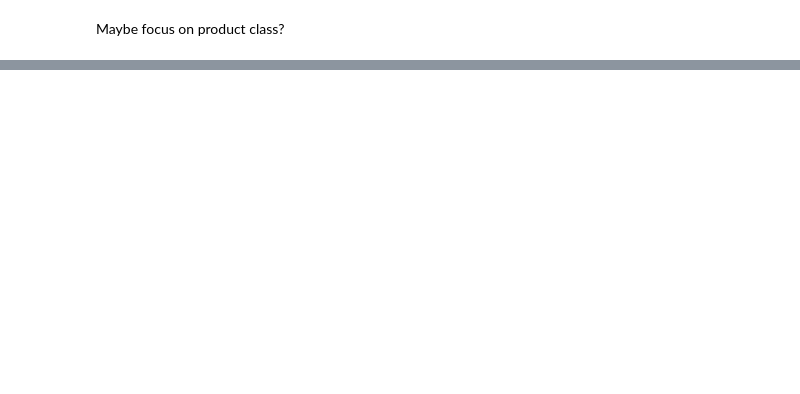
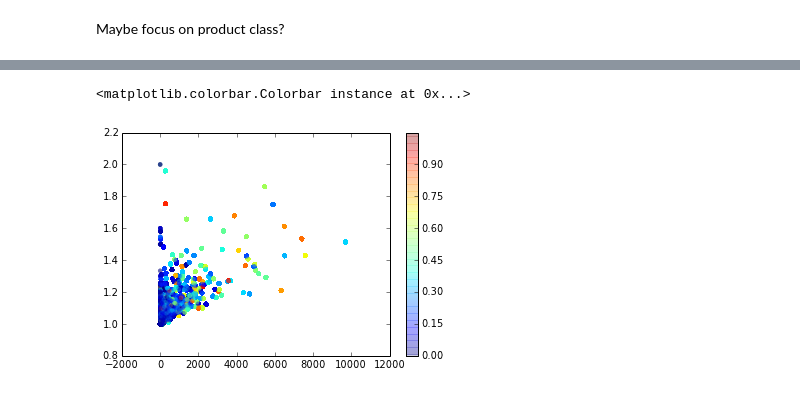
Before and after one commit to dwpsutton/market-basket, a Jupyter notebook: items_and_sales.ipynb, the cells around one changed output, grey strips where cells are left out. Cells and saved outputs as stored; diff of their text form; code cells hidden in the pictures; blank space fills up the shorter version.

```diff
--- a/items_and_sales.ipynb
+++ b/items_and_sales.ipynb
@@ -158,0 +201,7 @@ Maybe focus on product class?
+# %%
+plt.scatter(df_class.nCustomers, df_class.nBaskets/df_class.nCustomers, c=df_class.nDis/df_class.nBaskets,
+            edgecolor='None',alpha=0.2)
+plt.colorbar()
+# %% [output]
+<matplotlib.colorbar.Colorbar instance at 0x...>
+[figure, added]
```
Also changed, not shown: parts of 6 cells of this notebook.
